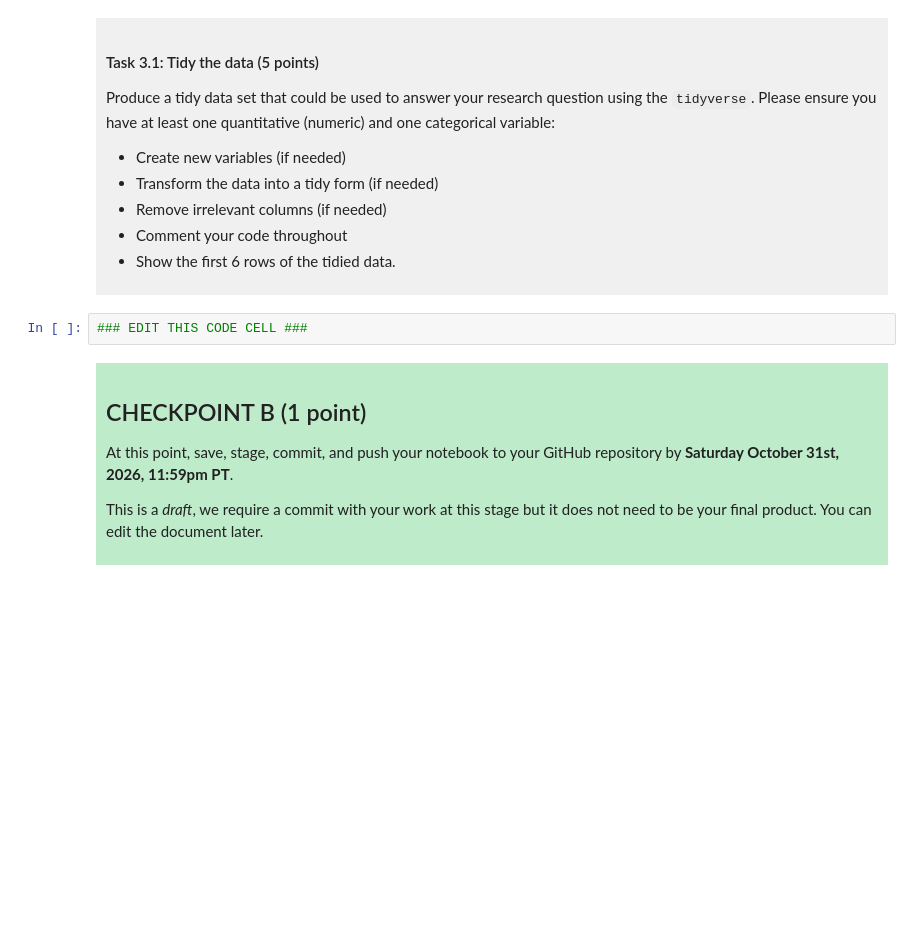
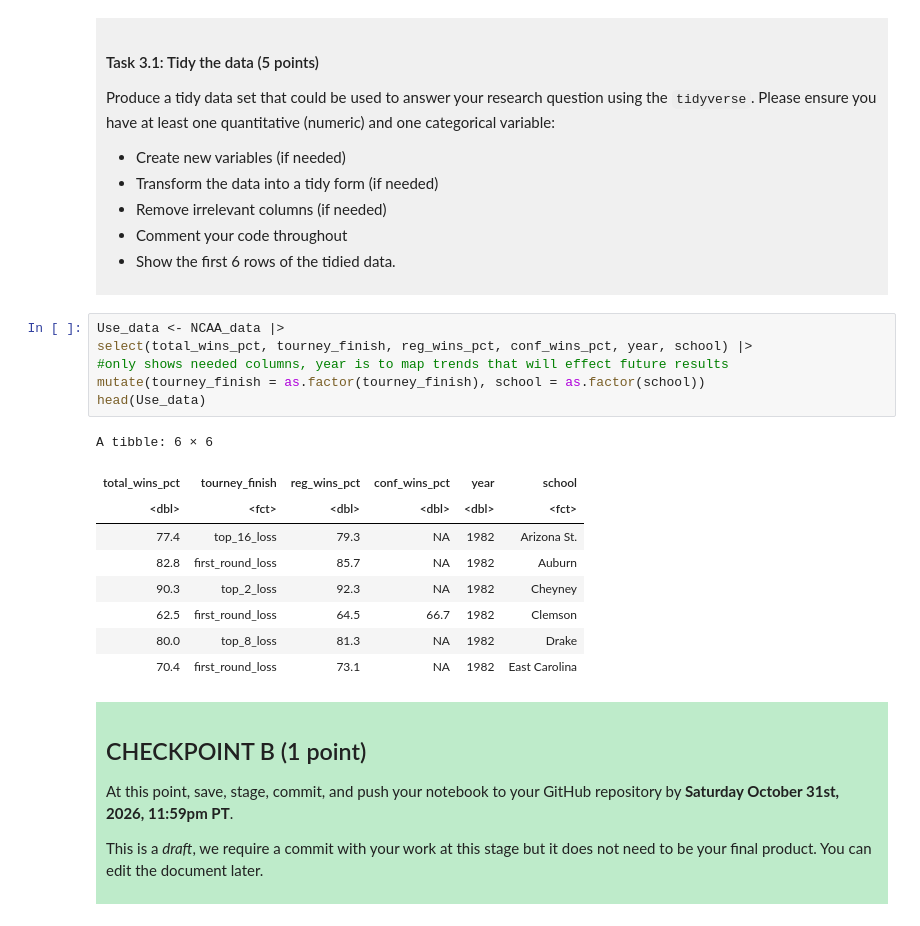
Before and after one commit to Sami-ProfessionalAccount/DSCI-100-Project-Samantha-Deschere, a Jupyter notebook: dsci-100-project-notebook.ipynb, the cells around one changed output. Saved outputs shown, nothing was run; the diff lists cells and outputs as text; blank space fills up the shorter version.

```diff
--- a/dsci-100-project-notebook.ipynb
+++ b/dsci-100-project-notebook.ipynb
@@ -189,7 +219,21 @@ Produce a tidy data set that could be used to answer your research question usin
 
 </div>
 # %%
-### EDIT THIS CODE CELL ###
+Use_data <- NCAA_data |>
+select(total_wins_pct, tourney_finish, reg_wins_pct, conf_wins_pct, year, school) |>
+#only shows needed columns, year is to map trends that will effect future results
+mutate(tourney_finish = as.factor(tourney_finish), school = as.factor(school))
+head(Use_data)
+# %% [output]
+A tibble: 6 × 6
+| total_wins_pct | tourney_finish | reg_wins_pct | conf_wins_pct | year | school |
+| <dbl> | <fct> | <dbl> | <dbl> | <dbl> | <fct> |
+| 77.4 | top_16_loss | 79.3 | NA | 1982 | Arizona St. |
+| 82.8 | first_round_loss | 85.7 | NA | 1982 | Auburn |
+| 90.3 | top_2_loss | 92.3 | NA | 1982 | Cheyney |
+| 62.5 | first_round_loss | 64.5 | 66.7 | 1982 | Clemson |
+| 80.0 | top_8_loss | 81.3 | NA | 1982 | Drake |
+| 70.4 | first_round_loss | 73.1 | NA | 1982 | East Carolina |
 # %% [markdown]
 <div style="background-color: #beebca; padding: 10px;">
 
```
Also changed, not shown: parts of 3 cells of this notebook.
